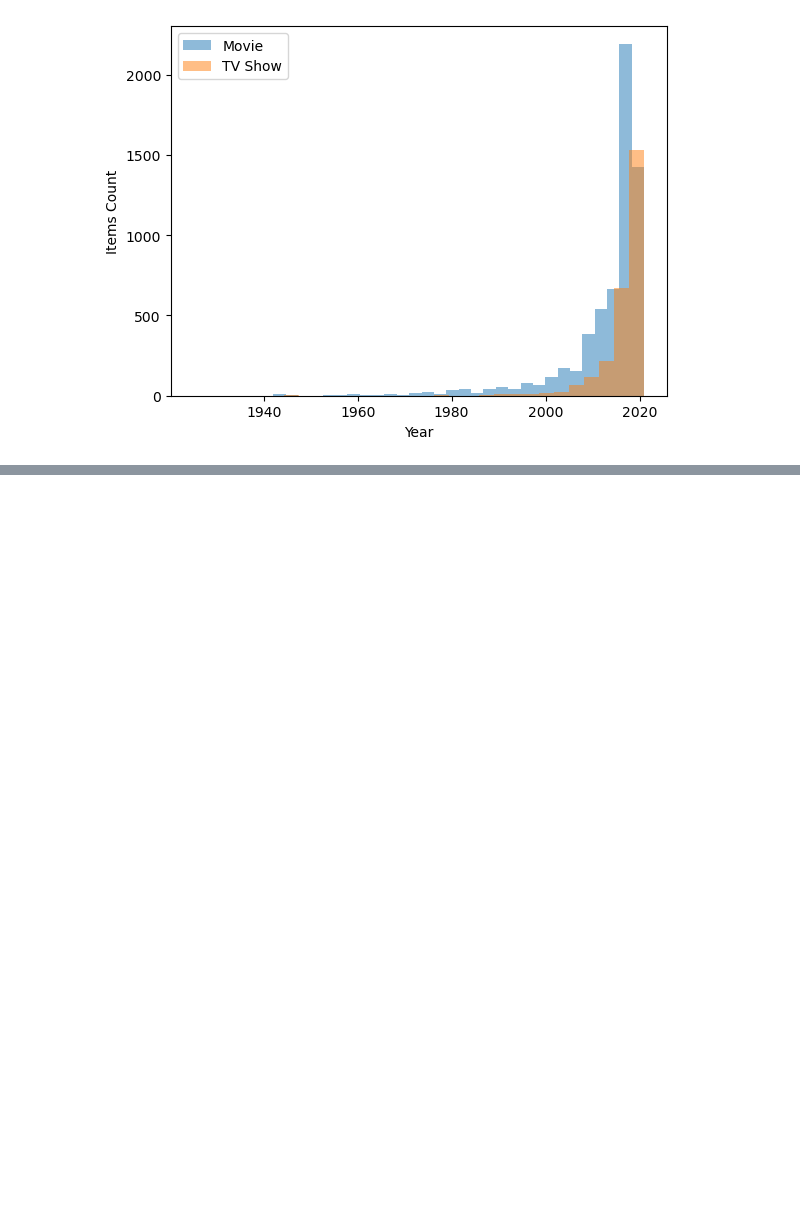
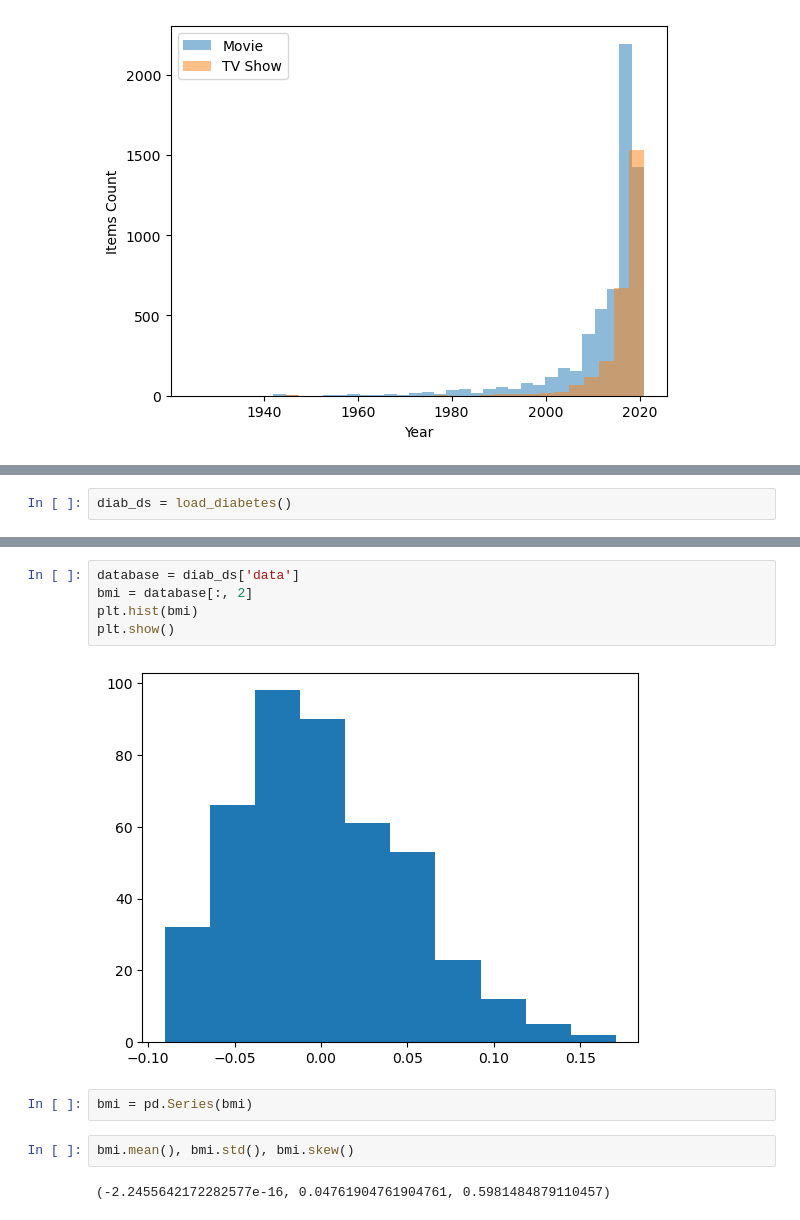
Before and after one commit to StanDobrev11/MathConceptsForDevs, a Jupyter notebook: data/11.StatisticsLecture/11.Statistics.ipynb, the cells around one changed output, grey strips where cells are left out. Saved outputs shown, nothing was run; the diff lists cells and outputs as text; blank space fills up the shorter version.

```diff
--- a/data/11.StatisticsLecture/11.Statistics.ipynb
+++ b/data/11.StatisticsLecture/11.Statistics.ipynb
@@ -286,0 +306,2 @@ plt.show()
+# %%
+diab_ds = load_diabetes()
@@ -286,0 +348,13 @@ plt.show()
+# %%
+database = diab_ds['data']
+bmi = database[:, 2]
+plt.hist(bmi)
+plt.show()
+# %% [output]
+[figure, added]
+# %%
+bmi = pd.Series(bmi)
+# %%
+bmi.mean(), bmi.std(), bmi.skew()
+# %% [output]
+(-2.2455642172282577e-16, 0.04761904761904761, 0.5981484879110457)
```
Also changed, not shown: parts of 12 cells of this notebook, 5 other files.
